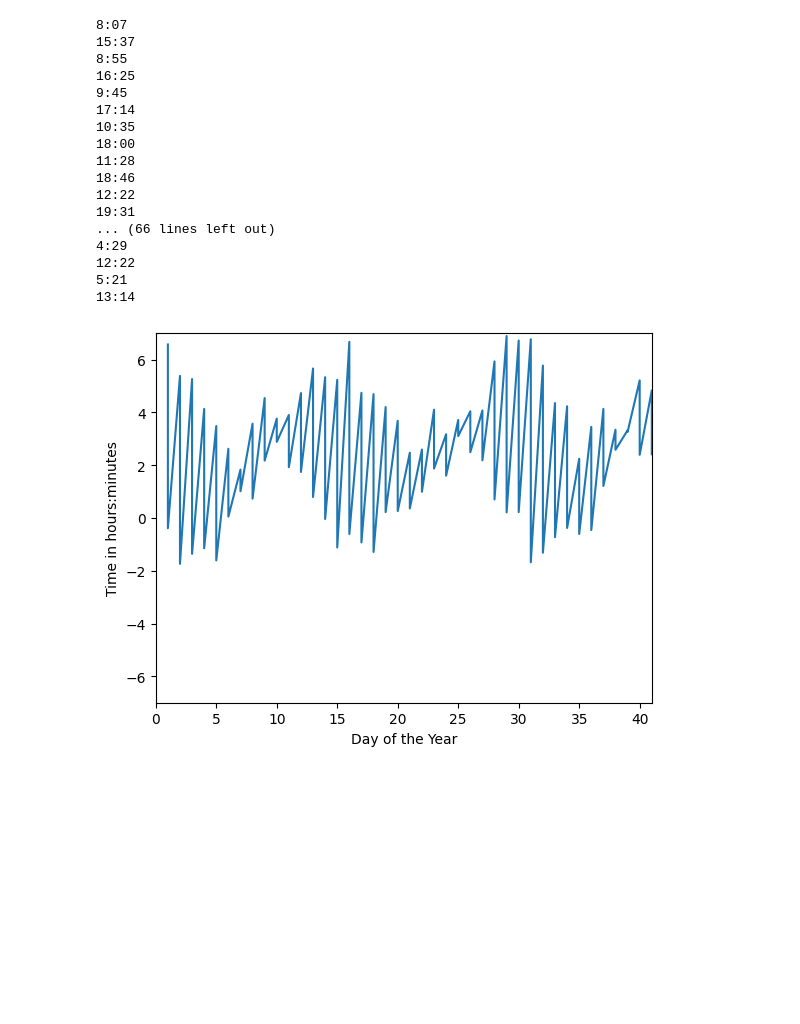
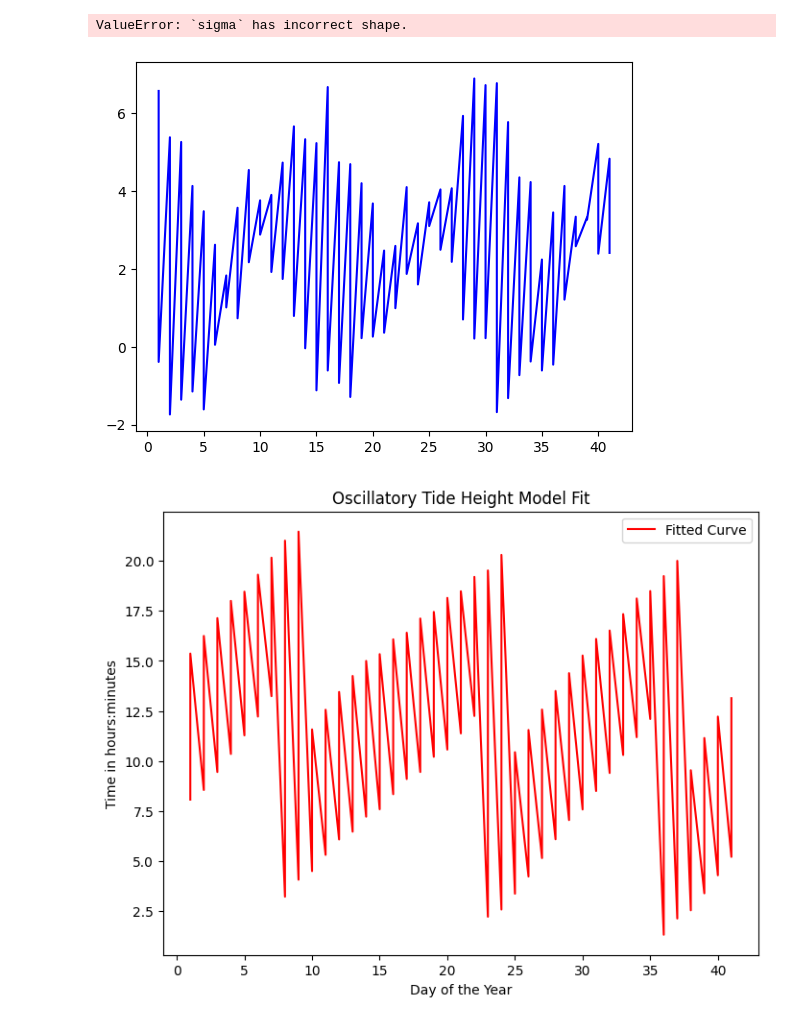
Before and after one commit to lily-wohlstadter/astr19groupproject, a Jupyter notebook: Group Project.ipynb, the cells around one changed output. Saved outputs shown, nothing was run; the diff lists cells and outputs as text; code cells hidden in the pictures; blank space fills up the shorter version.

Commit message:
#2
strings converted into floats
new error: sigma has an incorrect shape

```diff
--- a/Group Project.ipynb
+++ b/Group Project.ipynb
@@ -11,43 +11,55 @@ with open('ASTR19_S22_group_project_data.txt') as f:
     y = [line.split()[1] for line in lines]
     z = [float(line.split()[2]) for line in lines]
 # %%
-def f_line(x,a,b):
-    return a*np.exp(-1*b*x**2)
+#function
+#def f_line(x,a,b):
+    #return a*np.exp(-1*b*x**2)
 
-for i in y:
-    print(i)
+def f_line(t, A, omega, phi, C):
+    return A* np.sin(omega * t + phi) + C
 
-#y data is not a float but a string
-#params, parmas_cov = optimize.curve_fit(f_line,x,y, sigma=None)
+#convert strings to floats
+def convert_strings_to_floats(input_array):
+    output_array = []
+    for element in input_array:
+        converted_float = float(element)
+        output_array.append(converted_float)
+    return output_array
 
-#fit_curve = f_line(x, *params)
+#replace char ':' with '.'
+bad_chars = [';', ':', '!', "*", " "]
+
+for i in range(len(y)):
+    for j in bad_chars:
+       y[i]= y[i].replace(j, '.')
+
+#convert y into floats
+y = convert_strings_to_floats(y)
+
+params, parmas_cov = optimize.curve_fit(f_line,x,y, p0 = 1.0, sigma=0.25)
+
+fit_curve = f_line(x, *params)
 # %% [output]
-8:07
-15:37
-8:55
-16:25
-9:45
-17:14
-10:35
-18:00
-11:28
-18:46
-12:22
-19:31
-... (66 lines left out)
-4:29
-12:22
-5:21
-13:14
+ValueError: `sigma` has incorrect shape.
 # %%
-plt.plot(x,z)
-plt.axis([0, 41, -7, 7])
+plt.plot(x,z, label='Data', color='blue')
 
-#label the axes
+# Plot the data and the fitted curve
+plt.figure(figsize=(8, 6))
+#plt.errorbar(x, y, yerr=0.25, fmt='o', label='Data with Error Bars')
+plt.plot(x, y, label='Fitted Curve', color='red')
+
+# Add labels and title
 plt.xlabel("Day of the Year")
 plt.ylabel("Time in hours:minutes")
+plt.title('Oscillatory Tide Height Model Fit')
+plt.legend()
 
 #save the figure as a PDF
 plt.savefig("group_prj_plot.PDF", bbox_inches="tight",facecolor="blue")
+
+# Show the plot
+plt.show()
 # %% [output]
-[figure, old version]
+[figure, new version]
+[figure, added]
```
